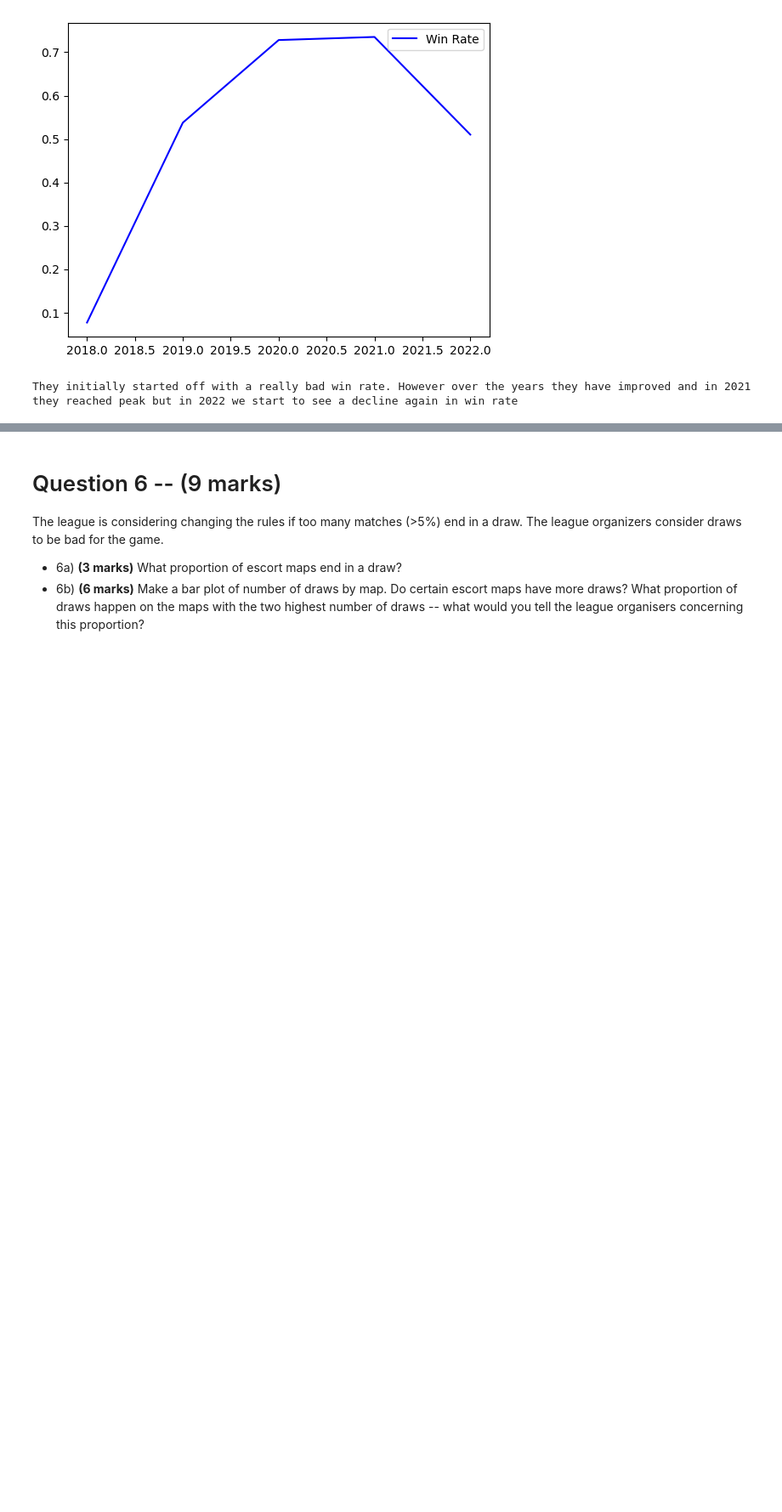
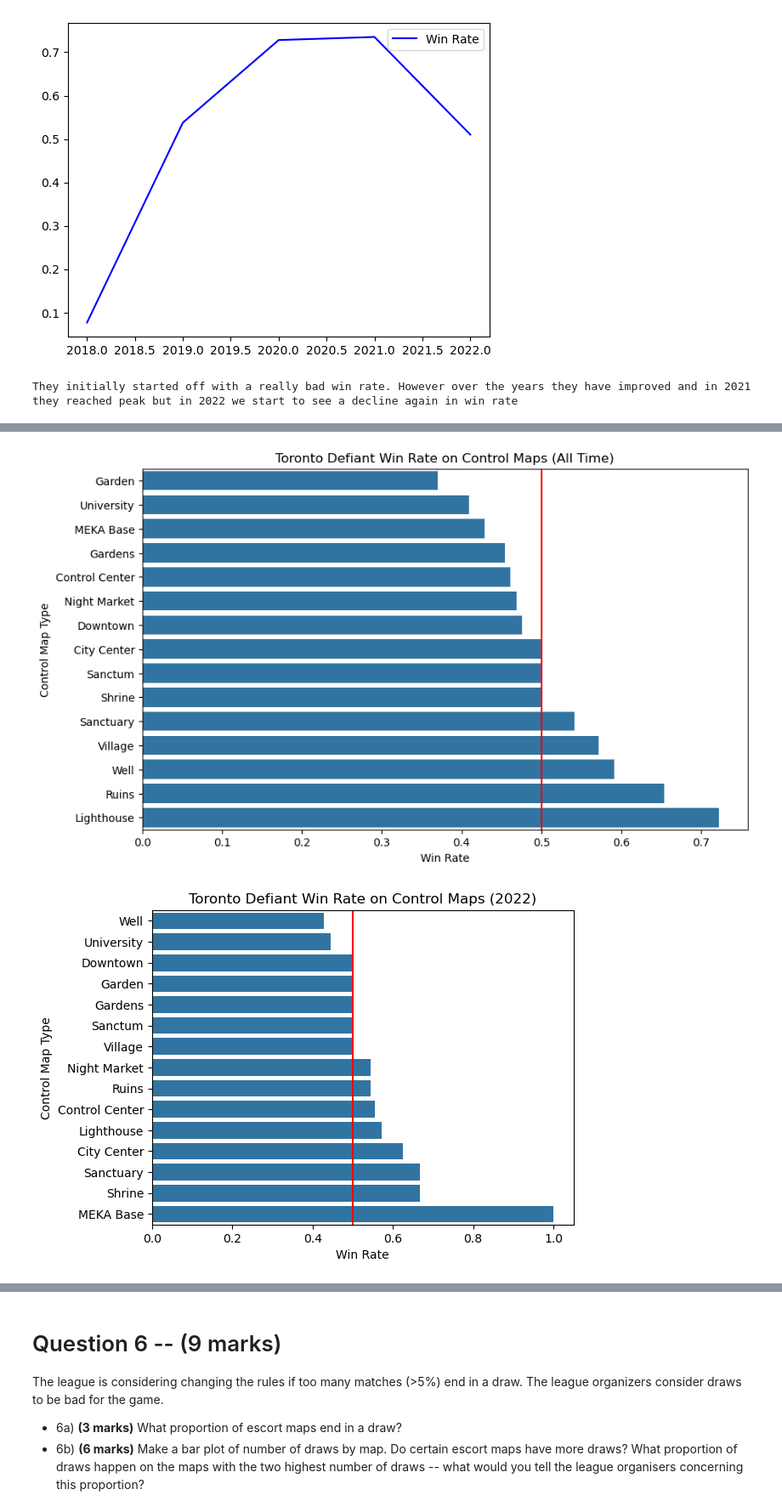
Before and after one commit to Ajay425/math-1130, a Jupyter notebook: assignment_1_alt/assignment_1_alt/assignment_1_STUDENT.ipynb, the cells around one changed output, grey strips where cells are left out. Shown: that part at 85% size. Saved outputs shown, nothing was run; the diff lists cells and outputs as text; code cells hidden in the pictures; blank space fills up the shorter version.

```diff
--- a/assignment_1_alt/assignment_1_alt/assignment_1_STUDENT.ipynb
+++ b/assignment_1_alt/assignment_1_alt/assignment_1_STUDENT.ipynb
@@ -366,3 +480,51 @@ Suppose you have been contracted as an analyst for the Toronto Defiant team.
 - 5c) **(2 marks)**  Assign each team a rank according to their 2022 control map win rate, with 1 being the highest win rate on control maps in 2022 and 20 being the lowest win rate on control maps in 2022. Print each team name with its rank beside it.
 - 5d) **(3 marks)** Determine Toronto's three best and three worst control map names (by win rate) in 2022. Print the mean rank of the teams Toronto played for each of these maps.
 - 5e) **(3 marks)** Compare the mean ranks on Toronto's best maps to their worst maps. What does this analysis reveal about Toronto's map-specific win rates?
+# %%
+##5a
+Toronto_Wins = control_maps[control_maps['map_winner'] == 'Toronto Defiant']
+Toronto_Loss = control_maps[control_maps['map_loser'] == 'Toronto Defiant']
+Toronto = pd.concat([Toronto_Wins, Toronto_Loss])
+
+wins = Toronto_Wins.groupby('control_round_name')['round_start_time'].count()
+losses = Toronto_Loss.groupby('control_round_name')['round_start_time'].count()
+
+wins.rename('num_wins', inplace=True)
+losses.rename('num_losses', inplace=True)
+
+t_by_map = pd.concat([wins, losses], axis=1).fillna(0)  # Fill NaN with 0 (no games played)
+t_by_map['win_rate'] = t_by_map['num_wins'] / (t_by_map['num_wins'] + t_by_map['num_losses'])
+t_by_map['map_name'] = t_by_map.index
+t_by_map = t_by_map.sort_values('win_rate')
+
+plt.figure(figsize=(10, 6))
+barplot = sns.barplot(data=t_by_map, y='map_name', x='win_rate', orient='h', dodge=False)
+barplot.axvline(0.5, color='red')  # Add 50% reference line
+plt.title("Toronto Defiant Win Rate on Control Maps (All Time)")
+plt.xlabel("Win Rate")
+plt.ylabel("Control Map Type")
+plt.show()
+
+Toronto_Wins_2022 = Toronto_Wins[Toronto_Wins['year'] == 2022]
+Toronto_Loss_2022 = Toronto_Loss[Toronto_Loss['year'] == 2022]
+
+wins_2022 = Toronto_Wins_2022.groupby('control_round_name')['round_start_time'].count()
+losses_2022 = Toronto_Loss_2022.groupby('control_round_name')['round_start_time'].count()
+
+wins_2022.rename('num_wins', inplace=True)
+losses_2022.rename('num_losses', inplace=True)
+
+t_by_map_2022 = pd.concat([wins_2022, losses_2022], axis=1).fillna(0)  # Fill NaN with 0
+t_by_map_2022['win_rate'] = t_by_map_2022['num_wins'] / (t_by_map_2022['num_wins'] + t_by_map_2022['num_losses'])
+t_by_map_2022['map_name'] = t_by_map_2022.index
+t_by_map_2022 = t_by_map_2022.sort_values('win_rate')
+
+barplot = sns.barplot(data=t_by_map_2022, y='map_name', x='win_rate', orient='h', dodge=False)
+barplot.axvline(0.5, color='red')
+plt.title("Toronto Defiant Win Rate on Control Maps (2022)")
+plt.xlabel("Win Rate")
+plt.ylabel("Control Map Type")
+plt.show()
+# %% [output]
+[figure, added]
+[figure, added]
```
Also changed, not shown: parts of 10 cells of this notebook.
